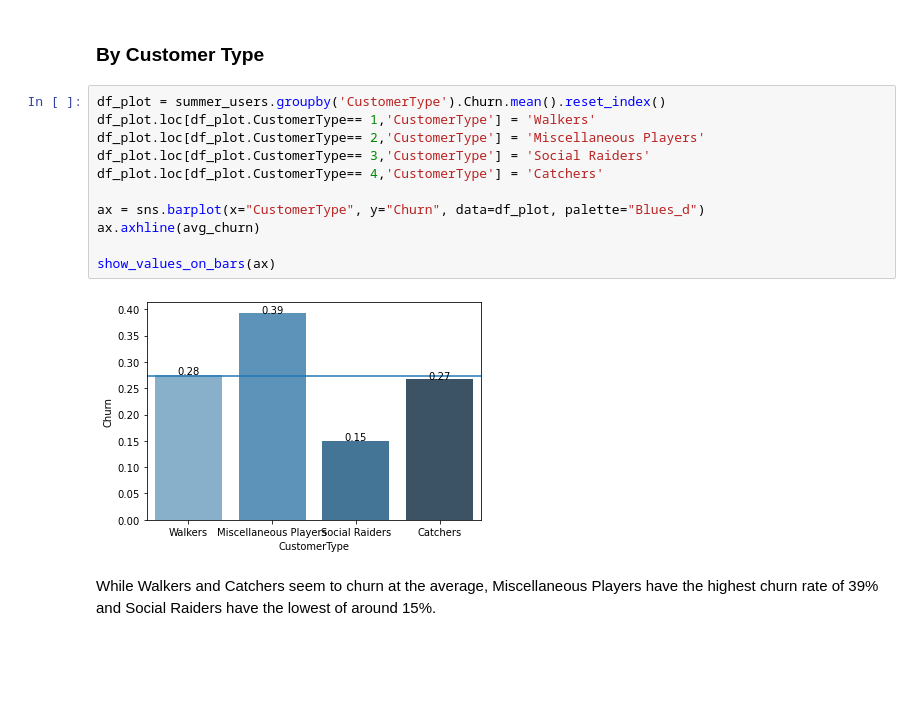
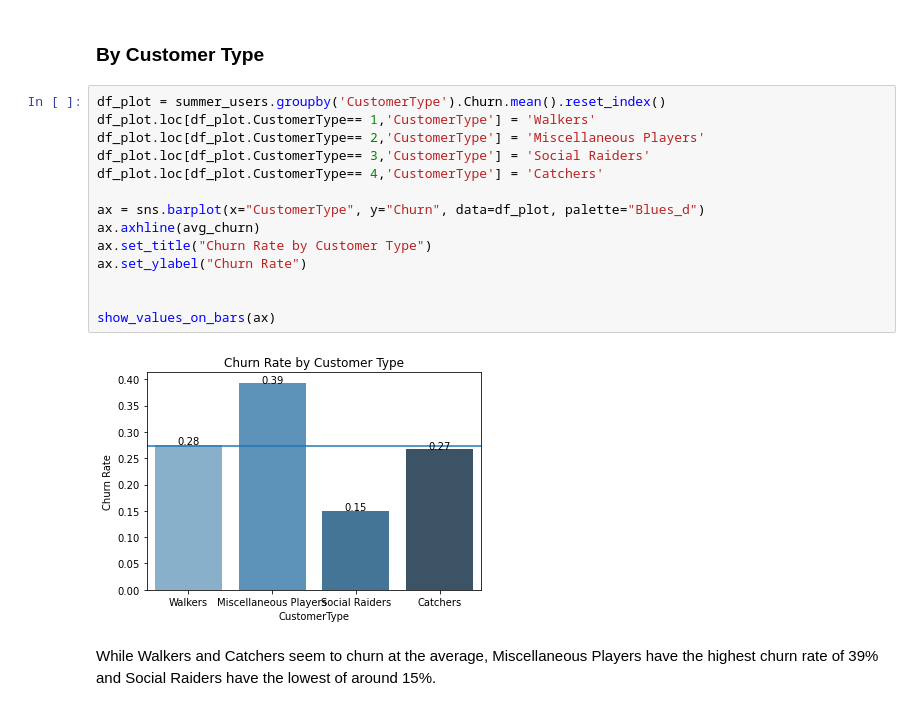
Before and after one commit to mroumelis/Springboard, a Jupyter notebook: PokemonGo Customer Analysis/PredictingChurn.ipynb, the cells around one changed output. Drawn from its saved outputs; the diff is of its cells as text; blank space fills up the shorter version.

```diff
--- a/PokemonGo Customer Analysis/PredictingChurn.ipynb
+++ b/PokemonGo Customer Analysis/PredictingChurn.ipynb
@@ -844,16 +853,19 @@ Both Male and Female seem to have a similar churn rate right at the average. Let
 # %%
 df_plot = summer_users.groupby('CustomerType').Churn.mean().reset_index()
 df_plot.loc[df_plot.CustomerType== 1,'CustomerType'] = 'Walkers'
 df_plot.loc[df_plot.CustomerType== 2,'CustomerType'] = 'Miscellaneous Players'
 df_plot.loc[df_plot.CustomerType== 3,'CustomerType'] = 'Social Raiders'
 df_plot.loc[df_plot.CustomerType== 4,'CustomerType'] = 'Catchers'
 
 ax = sns.barplot(x="CustomerType", y="Churn", data=df_plot, palette="Blues_d")
 ax.axhline(avg_churn)
+ax.set_title("Churn Rate by Customer Type")
+ax.set_ylabel("Churn Rate")
+
 
 show_values_on_bars(ax)
 # %% [output]
-[figure, old version]
+[figure, new version]
 # %% [markdown]
 While Walkers and Catchers seem to churn at the average, Miscellaneous Players have the highest churn rate of 39% and Social Raiders have the lowest of around 15%.
 # %% [markdown]
```
Also changed, not shown: parts of 42 cells of this notebook.
